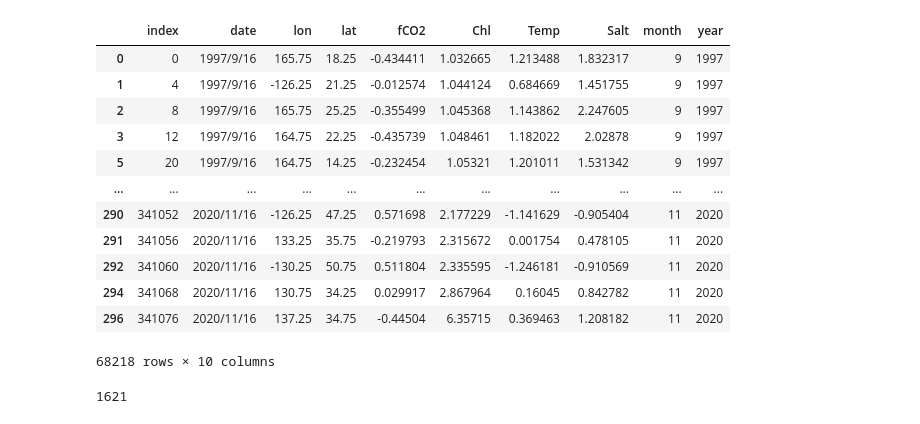
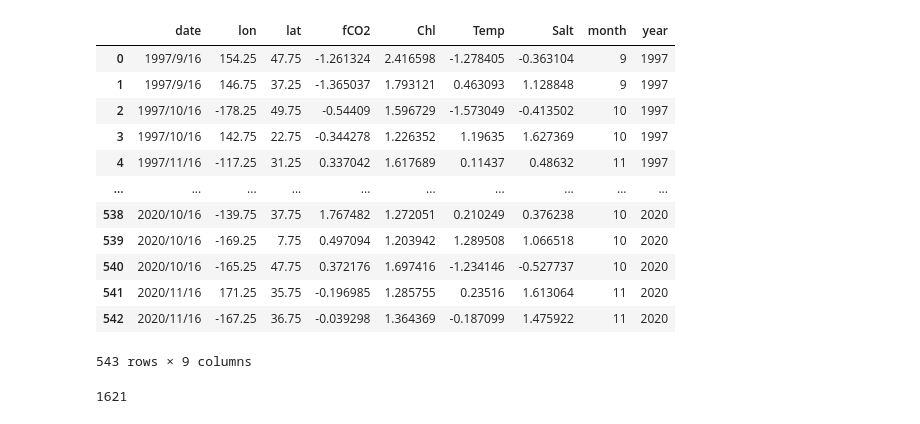
Before and after one commit to Apheliosss/SRTP2022, a Jupyter notebook: testing/GNNWR.ipynb, the cells around one changed output. Cells and saved outputs as stored; diff of their text form; code cells hidden in the pictures.

```diff
--- a/testing/GNNWR.ipynb
+++ b/testing/GNNWR.ipynb
@@ -41,13 +41,15 @@ def select(data, ratio):
         tdf.loc[i-index] = data.loc[i]
     return positive, nagative
 
+
+
 varName = ['fCO2', 'Chl', 'Temp', 'Salt']
 varNum = len(varName)
 batch_size = 256
 
 dataset = pd.read_csv("D://CO2_data5.csv", encoding="utf-8")
 dataset = dataset.dropna()
-dataset = dataset[dataset.index % 4 == 0]
+dataset = dataset[dataset.index % 128 == 0]
 
 df0 = dataset['date'].str.split("/",expand = True)
 df0.columns = ['year', 'month', 'date']
@@ -55,10 +57,11 @@ df0.columns = ['year', 'month', 'date']
 dataset['month'] = df0['month']
 dataset['year'] = df0['year']
 
-dataset = dataset.reset_index()
+dataset = dataset.reset_index(drop=True)
 
 test_set, train_set = select(dataset, 0.2)
-
+test_set = test_set.reset_index(drop=True)
+train_set = train_set.reset_index(drop=True)
 
 mean_li = []
 std_li = []
@@ -73,24 +76,22 @@ test_set = test_set.copy()
 for i in range(0, varNum, 1):
     train_set.loc[:, varName[i]] = (train_set[varName[i]].copy() - mean_li[i] + 1.0) / std_li[i]
     test_set.loc[:, varName[i]] = (test_set[varName[i]].copy() - mean_li[i] + 1.0) / std_li[i]
-
-del mean_li, std_li
-# %%
-train_set
-# %% [output]
-|  | index | date | lon | lat | fCO2 | Chl | Temp | Salt | month | year |
-| 0 | 0 | 1997/9/16 | 165.75 | 18.25 | -0.434411 | 1.032665 | 1.213488 | 1.832317 | 9 | 1997 |
-| 1 | 4 | 1997/9/16 | -126.25 | 21.25 | -0.012574 | 1.044124 | 0.684669 | 1.451755 | 9 | 1997 |
-| 2 | 8 | 1997/9/16 | 165.75 | 25.25 | -0.355499 | 1.045368 | 1.143862 | 2.247605 | 9 | 1997 |
-| 3 | 12 | 1997/9/16 | 164.75 | 22.25 | -0.435739 | 1.048461 | 1.182022 | 2.02878 | 9 | 1997 |
-| 5 | 20 | 1997/9/16 | 164.75 | 14.25 | -0.232454 | 1.05321 | 1.201011 | 1.531342 | 9 | 1997 |
-| ... | ... | ... | ... | ... | ... | ... | ... | ... | ... | ... |
-| 290 | 341052 | 2020/11/16 | -126.25 | 47.25 | 0.571698 | 2.177229 | -1.141629 | -0.905404 | 11 | 2020 |
-| 291 | 341056 | 2020/11/16 | 133.25 | 35.75 | -0.219793 | 2.315672 | 0.001754 | 0.478105 | 11 | 2020 |
-| 292 | 341060 | 2020/11/16 | -130.25 | 50.75 | 0.511804 | 2.335595 | -1.246181 | -0.910569 | 11 | 2020 |
-| 294 | 341068 | 2020/11/16 | 130.75 | 34.25 | 0.029917 | 2.867964 | 0.16045 | 0.842782 | 11 | 2020 |
-| 296 | 341076 | 2020/11/16 | 137.25 | 34.75 | -0.44504 | 6.35715 | 0.369463 | 1.208182 | 11 | 2020 |
-68218 rows × 10 columns
+# %%
+test_set
+# %% [output]
+|  | date | lon | lat | fCO2 | Chl | Temp | Salt | month | year |
+| 0 | 1997/9/16 | 154.25 | 47.75 | -1.261324 | 2.416598 | -1.278405 | -0.363104 | 9 | 1997 |
+| 1 | 1997/9/16 | 146.75 | 37.25 | -1.365037 | 1.793121 | 0.463093 | 1.128848 | 9 | 1997 |
+| 2 | 1997/10/16 | -178.25 | 49.75 | -0.54409 | 1.596729 | -1.573049 | -0.413502 | 10 | 1997 |
+| 3 | 1997/10/16 | 142.75 | 22.75 | -0.344278 | 1.226352 | 1.19635 | 1.627369 | 10 | 1997 |
+| 4 | 1997/11/16 | -117.25 | 31.25 | 0.337042 | 1.617689 | 0.11437 | 0.48632 | 11 | 1997 |
+| ... | ... | ... | ... | ... | ... | ... | ... | ... | ... |
+| 538 | 2020/10/16 | -139.75 | 37.75 | 1.767482 | 1.272051 | 0.210249 | 0.376238 | 10 | 2020 |
+| 539 | 2020/10/16 | -169.25 | 7.75 | 0.497094 | 1.203942 | 1.289508 | 1.066518 | 10 | 2020 |
+| 540 | 2020/10/16 | -165.25 | 47.75 | 0.372176 | 1.697416 | -1.234146 | -0.527737 | 10 | 2020 |
+| 541 | 2020/11/16 | 171.25 | 35.75 | -0.196985 | 1.285755 | 0.23516 | 1.613064 | 11 | 2020 |
+| 542 | 2020/11/16 | -167.25 | 36.75 | -0.039298 | 1.364369 | -0.187099 | 1.475922 | 11 | 2020 |
+543 rows × 9 columns
 # %%
 def compute_distances(P, C):
     A = (P**2).sum(axis=1, keepdims=True)
```
Also changed, not shown: parts of 8 cells of this notebook, 1 other file.
